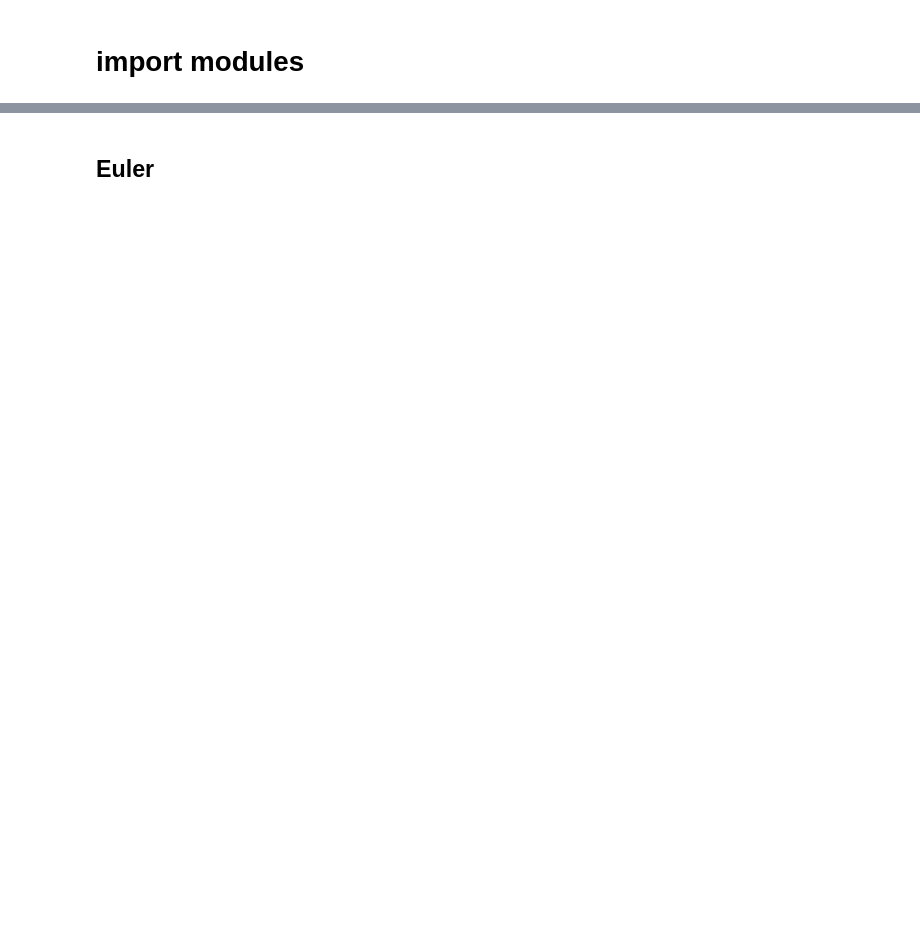
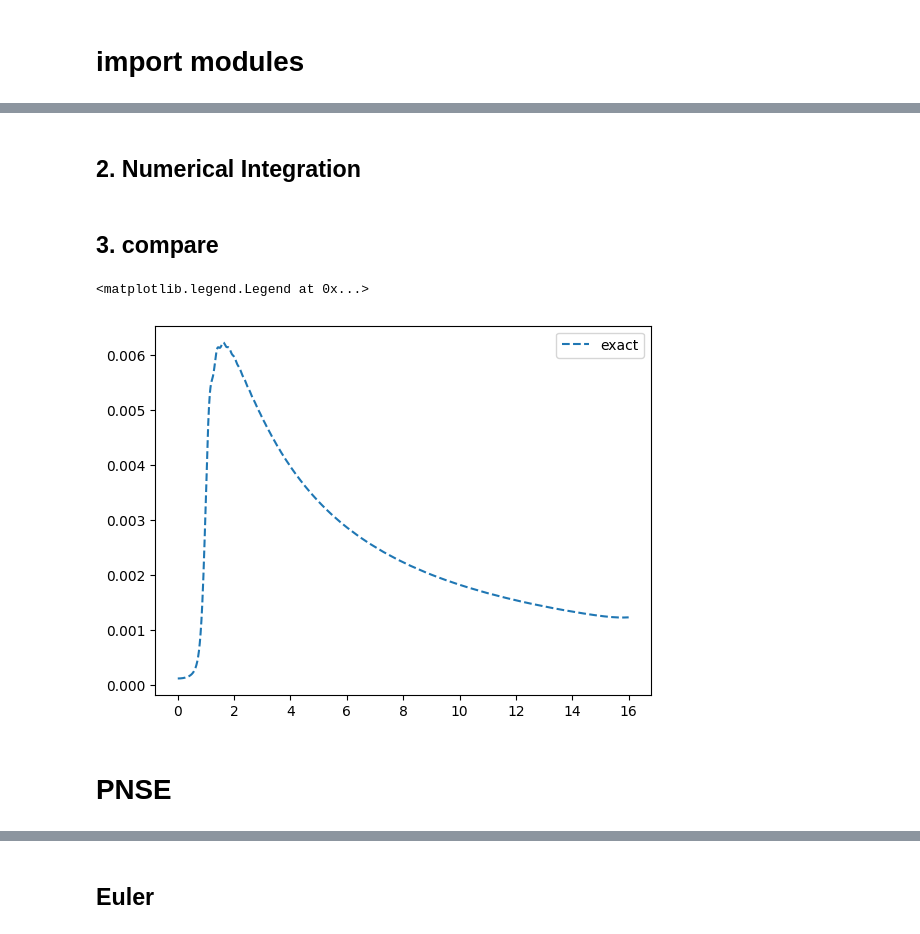
Before and after one commit to xinyuxiao113/TorchFiber, a Jupyter notebook: notebooks/1128_nonlinear_scheme.ipynb, the cells around one changed output, grey strips where cells are left out. Drawn from its saved outputs; the diff is of its cells as text; code cells hidden in the pictures; blank space fills up the shorter version.

```diff
--- a/notebooks/1128_nonlinear_scheme.ipynb
+++ b/notebooks/1128_nonlinear_scheme.ipynb
@@ -89,12 +74,0 @@ def MSE(u, ur):
-# %%
-import pickle
-X,z = pickle.load(open('../data/Xcoeff_161_dz1_zmax16.pkl', 'rb'))
-Xint = np.sum(X*f(z)[:, None, None, None]*z[1], axis=0)
-
-l = X.shape[-1]//2
-S1 = [(m,n,k) for m in range(-l,l+1) for n in range(-l,l+1) for k in range(-l,l+1)]
-S2 = [(m,n,k) for m in range(-l,l+1) for n in range(-l,l+1) for k in range(-l,l+1) if k == m+n]
-S3 = [(m,n,k) for m in range(-l,l+1) for n in range(-l,l+1) for k in range(-l,l+1) if k == m+n and m*n==0]
-S4  = [(m,n,k) for m in range(-l,l+1) for n in range(-l,l+1) for k in range(-l,l+1) if np.abs(Xint[m,n,k]) > 1e-2]
-S5  = [(m,n,k) for (m,n,k) in S3 if np.abs(Xint[m,n,k]) > 2e-2]
-S6  = [(m,n,k) for (m,n,k) in S2 if np.abs(Xint[m,n,k]) > 2e-2]
@@ -117,0 +93,13 @@ S6 length: 4119
+# %% [markdown]
+## 2. Numerical Integration
+# %%
+import pickle
+X,z = pickle.load(open('../data/Xcoeff_161_dz0.01_zmax16_Ts0.5_2D.pkl', 'rb'))
+Xint = np.sum(X*f(z)[:, None, None]*z[1], axis=0)
+Ts = 0.5
+
+# X2,z2 = pickle.load(open('../data/Xcoeff_161_dz1_zmax16_Ts0.5_2D.pkl', 'rb'))
+# Xint2 = np.sum(X2*f(z2)[:, None, None]*z2[1], axis=0)
+
+# X3,z3 = pickle.load(open('../data/Xcoeff_161_dz2_zmax16_Ts0.5_2D.pkl', 'rb'))
+# Xint3 = np.sum(X3*f(z3)[:, None, None]*z3[1], axis=0)
@@ -117,0 +114,10 @@ S6 length: 4119
+# %% [markdown]
+## 3. compare
+# %%
+m,n = 0,20
+# plt.plot(z1, X1[:,m, n].real, '-', label='approx')
+plt.plot(z, X[:,m,n].real, '--', label='exact')
+plt.legend()
+# %% [output]
+<matplotlib.legend.Legend at 0x...>
+[figure, added]
@@ -117,0 +129,2 @@ S6 length: 4119
+# %% [markdown]
+# PNSE
```
Also changed, not shown: parts of 26 cells of this notebook, 6 other files.
